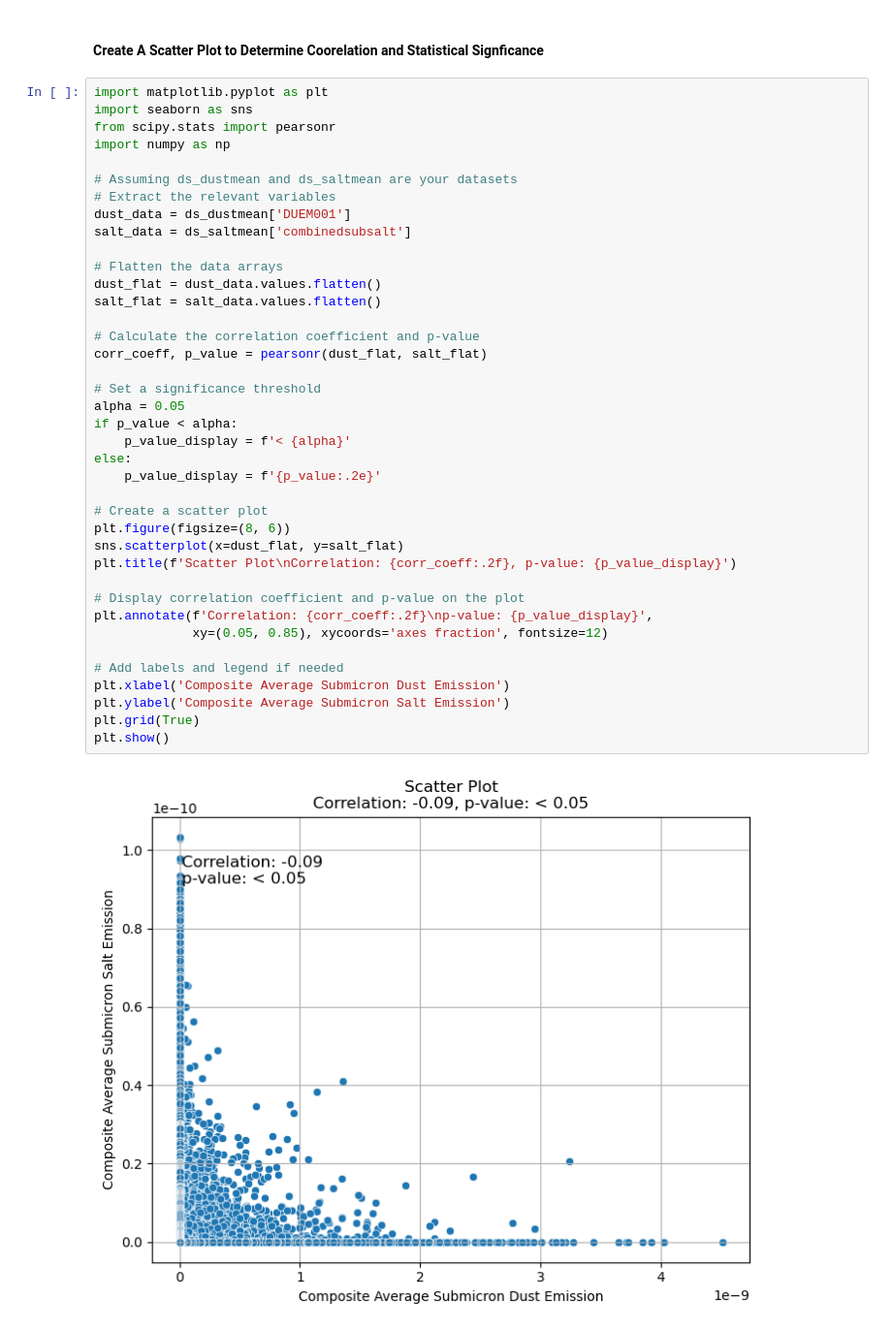
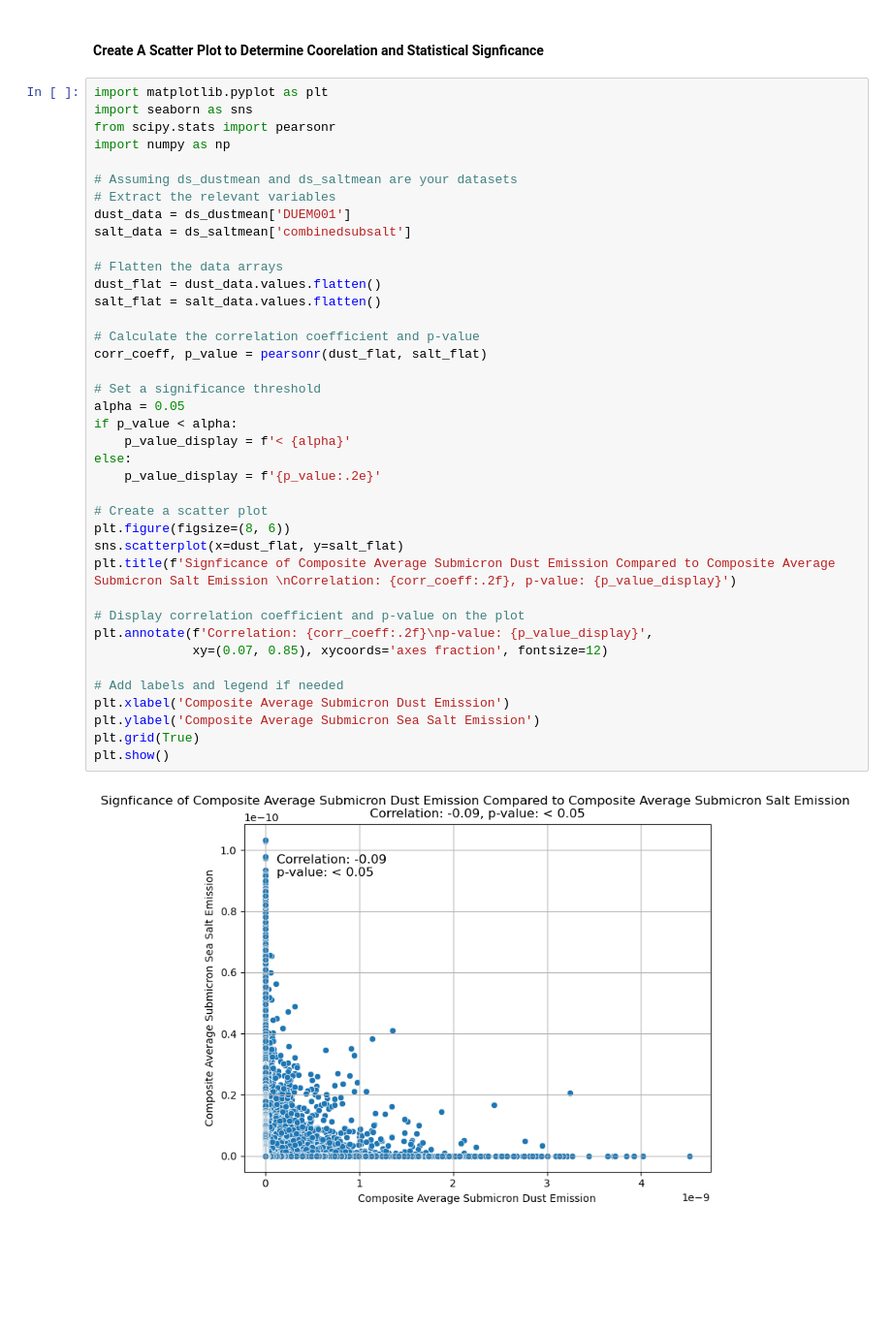
Before and after one commit to bearlyonline/ProjectCLIM680, a Jupyter notebook: ComparisonBetter.ipynb, the cells around one changed output. Shown at 97% size. Drawn from its saved outputs; the diff is of its cells as text; blank space fills up the shorter version.

```diff
--- a/ComparisonBetter.ipynb
+++ b/ComparisonBetter.ipynb
@@ -280,34 +280,34 @@ import numpy as np
 # Extract the relevant variables
 dust_data = ds_dustmean['DUEM001']
 salt_data = ds_saltmean['combinedsubsalt']
 
 # Flatten the data arrays
 dust_flat = dust_data.values.flatten()
 salt_flat = salt_data.values.flatten()
 
 # Calculate the correlation coefficient and p-value
 corr_coeff, p_value = pearsonr(dust_flat, salt_flat)
 
 # Set a significance threshold
 alpha = 0.05
 if p_value < alpha:
     p_value_display = f'< {alpha}'
 else:
     p_value_display = f'{p_value:.2e}'
 
 # Create a scatter plot
 plt.figure(figsize=(8, 6))
 sns.scatterplot(x=dust_flat, y=salt_flat)
-plt.title(f'Scatter Plot\nCorrelation: {corr_coeff:.2f}, p-value: {p_value_display}')
+plt.title(f'Signficance of Composite Average Submicron Dust Emission Compared to Composite Average Submicron Salt Emission \nCorrelation: {corr_coeff:.2f}, p-value: {p_value_display}')
 
 # Display correlation coefficient and p-value on the plot
 plt.annotate(f'Correlation: {corr_coeff:.2f}\np-value: {p_value_display}',
-             xy=(0.05, 0.85), xycoords='axes fraction', fontsize=12)
+             xy=(0.07, 0.85), xycoords='axes fraction', fontsize=12)
 
 # Add labels and legend if needed
 plt.xlabel('Composite Average Submicron Dust Emission')
-plt.ylabel('Composite Average Submicron Salt Emission')
+plt.ylabel('Composite Average Submicron Sea Salt Emission')
 plt.grid(True)
 plt.show()
 # %% [output]
-[figure, old version]
+[figure, new version]
```
Also changed, not shown: parts of 2 cells of this notebook.
